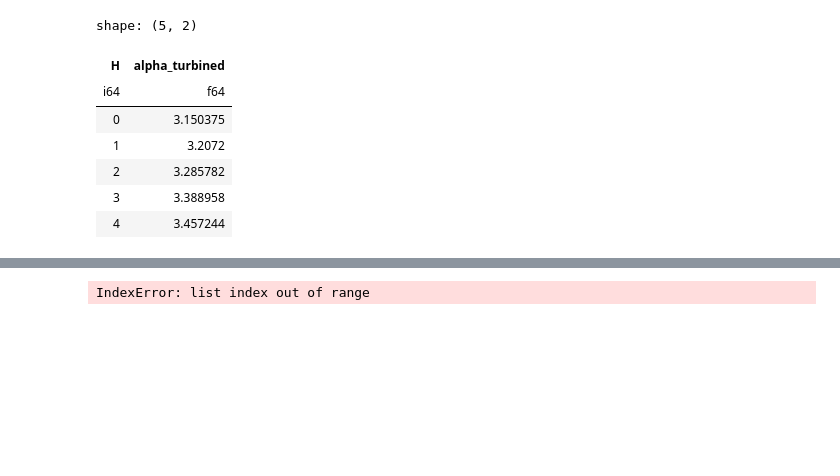
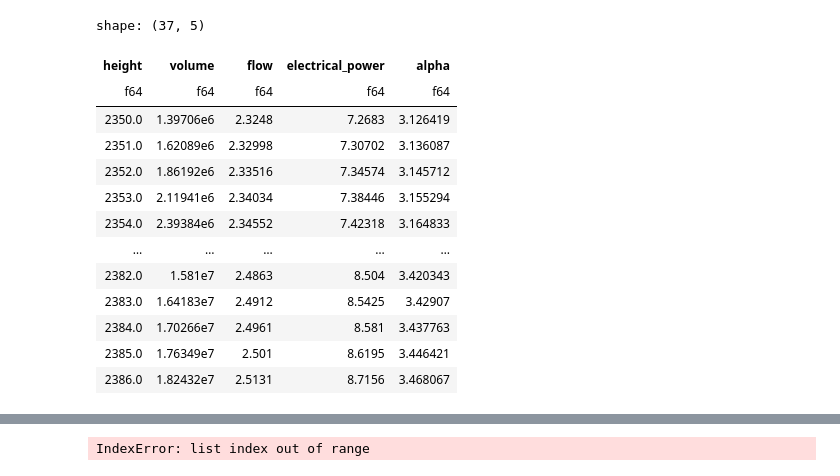
Before and after one commit to heig-vd-ie/smallflex-vpp-codes, a Jupyter notebook: base_line.ipynb, the cells around one changed output, grey strips where cells are left out. Drawn from its saved outputs; the diff is of its cells as text; code cells hidden in the pictures; blank space fills up the shorter version.

```diff
--- a/base_line.ipynb
+++ b/base_line.ipynb
@@ -112,14 +109,20 @@ for with_pumping, add_wind_production in [(False, False), (True, False), (True,
 [interactive output not drawn]
 {'Income': 1.2174816308084162, 'turbined_volume': 35.382095209999996, 'discharge_volume': 23.8209741, 'pumped_volume': 11.561121109999998}
 [interactive output not drawn]
-# %%
-extract_optimization_results(model_instance, "alpha_turbined")
-# %% [output]
-shape: (5, 2)
-| H | alpha_turbined |
-| i64 | f64 |
-| 0 | 3.150375 |
-| 1 | 3.2072 |
-| 2 | 3.285782 |
-| 3 | 3.388958 |
-| 4 | 3.457244 |
+# %%
+turbined_table_per_volume
+# %% [output]
+shape: (37, 5)
+| height | volume | flow | electrical_power | alpha |
+| f64 | f64 | f64 | f64 | f64 |
+| 2350.0 | 1.39706e6 | 2.3248 | 7.2683 | 3.126419 |
+| 2351.0 | 1.62089e6 | 2.32998 | 7.30702 | 3.136087 |
+| 2352.0 | 1.86192e6 | 2.33516 | 7.34574 | 3.145712 |
+| 2353.0 | 2.11941e6 | 2.34034 | 7.38446 | 3.155294 |
+| 2354.0 | 2.39384e6 | 2.34552 | 7.42318 | 3.164833 |
+| … | … | … | … | … |
+| 2382.0 | 1.581e7 | 2.4863 | 8.504 | 3.420343 |
+| 2383.0 | 1.64183e7 | 2.4912 | 8.5425 | 3.42907 |
+| 2384.0 | 1.70266e7 | 2.4961 | 8.581 | 3.437763 |
+| 2385.0 | 1.76349e7 | 2.501 | 8.6195 | 3.446421 |
+| 2386.0 | 1.82432e7 | 2.5131 | 8.7156 | 3.468067 |
```
Also changed, not shown: parts of 8 cells of this notebook.
